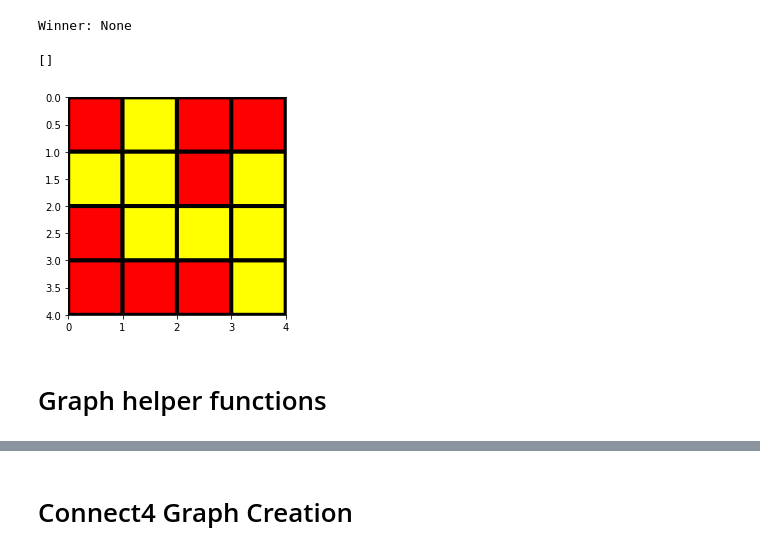
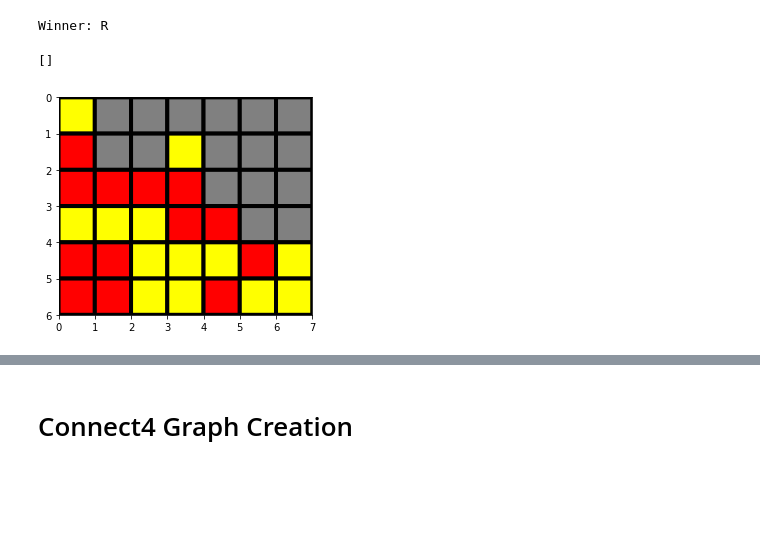
Before and after one commit to davidrossouw/cloud-run, a Jupyter notebook: connect4/connect4_game.ipynb, the cells around one changed output, grey strips where cells are left out. Drawn from its saved outputs; the diff is of its cells as text; code cells hidden in the pictures; blank space fills up the shorter version.

```diff
--- a/connect4/connect4_game.ipynb
+++ b/connect4/connect4_game.ipynb
@@ -96,41 +262,31 @@ def plotBoard(board):
 # %%
-# board = [
-#     ['-', '-', '-', '-', '-', '-', '-'],
-#     ['-', '-', '-', '-', '-', '-', '-'],
-#     ['-', '-', '-', '-', '-', '-', '-'],
-#     ['-', '-', '-', '-', '-', '-', '-'],
-#     ['-', '-', '-', '-', '-', '-', '-'],
-#     ['-', '-', '-', '-', '-', '-', '-']
-# ]
-
 board = [
-    ['-', '-', '-', '-'],
-    ['-', '-', '-', '-'],
-    ['-', '-', '-', '-'],
-    ['-', '-', '-', '-']
+    ['-', '-', '-', '-', '-', '-', '-'],
+    ['-', '-', '-', '-', '-', '-', '-'],
+    ['-', '-', '-', '-', '-', '-', '-'],
+    ['-', '-', '-', '-', '-', '-', '-'],
+    ['-', '-', '-', '-', '-', '-', '-'],
+    ['-', '-', '-', '-', '-', '-', '-']
 ]
 
 player = 'Y'
 winner = None
 while not winner:
     moves = moves_available(board)
     if not moves:
         break
     move = random.choice(moves)
-    #print(f'Player: {player}, Move: {move}')
 
     board = play(board=board, player=player, column=move)
     winner = checkWin(board)
 
     # switch players
     player = {'Y': 'R', 'R': 'Y'}.get(player)
 
 print(f'Winner: {winner}')
 ax = plotBoard(board)
 ax.plot()
 # %% [output]
-Winner: None
+Winner: R
 []
-[figure, old version]
+[figure, new version]
-# %% [markdown]
-# Graph helper functions
```
Also changed, not shown: parts of 20 cells of this notebook, 3 other files.
